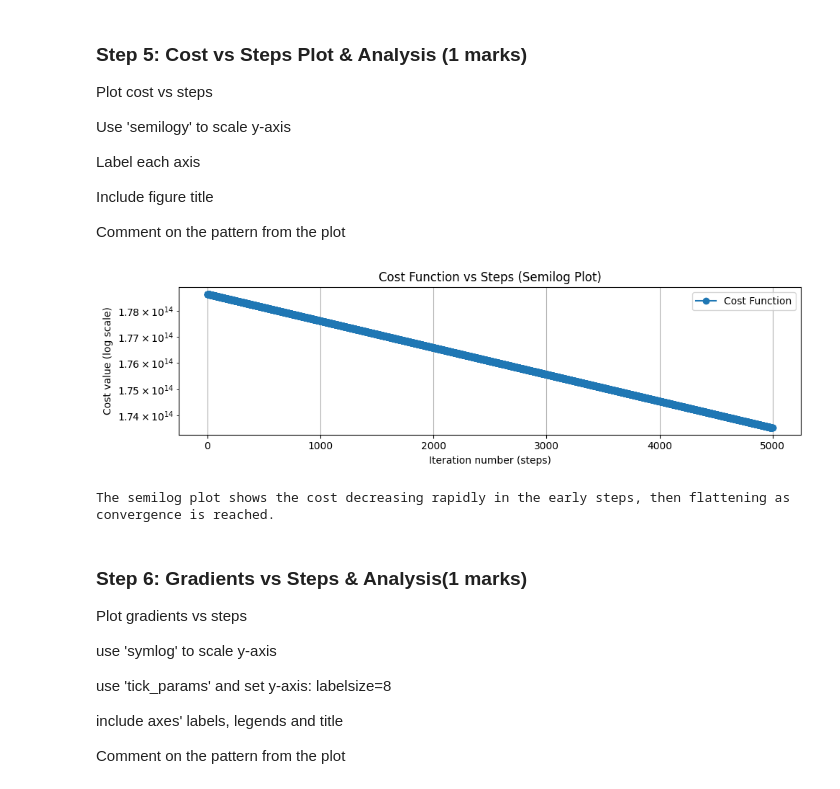
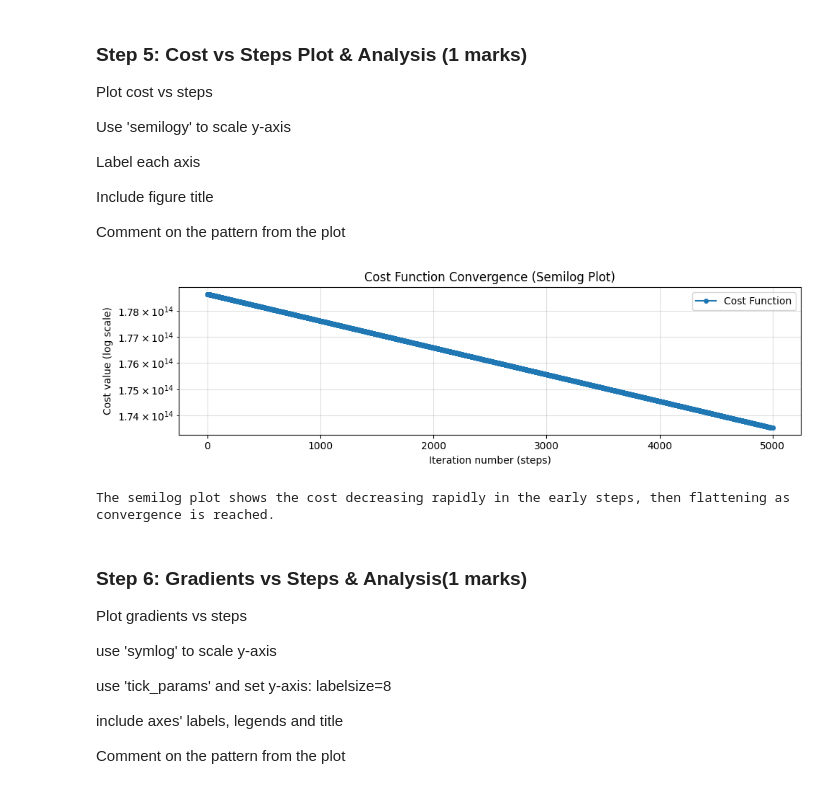
Before and after one commit to prabjotsanghera/ENGG680_2025_Fall, a Jupyter notebook: Lab_Assignment2/Assignment2_Upload.ipynb, the cells around one changed output. Drawn from its saved outputs; the diff is of its cells as text; code cells hidden in the pictures.

```diff
--- a/Lab_Assignment2/Assignment2_Upload.ipynb
+++ b/Lab_Assignment2/Assignment2_Upload.ipynb
@@ -600,26 +599,26 @@ Comment on the pattern from the plot
 # %%
 # Plot cost vs steps using semilogy
 fig, ax = plt.subplots(nrows=1, ncols=1, figsize=(10,3))
 
 # semilog plot of cost vs iteration steps
-ax.semilogy(range(len(arr_cost)), arr_cost, label="Cost Function", marker='o')
+ax.semilogy(range(len(arr_cost)), arr_cost, label="Cost Function", marker='o', markersize=4)
 
 # axis labels and title
 ax.set_xlabel("Iteration number (steps)")
 ax.set_ylabel("Cost value (log scale)")
-ax.set_title("Cost Function vs Steps (Semilog Plot)")
+ax.set_title("Cost Function Convergence (Semilog Plot)")
 
 # legend and grid
 ax.legend()
-ax.grid(True)
+ax.grid(True, which="both", alpha=0.4)  # Add minor grid lines
 
 fig.tight_layout()
 plt.show()
 
 # Comment on the pattern
 print("The semilog plot shows the cost decreasing rapidly in the early steps, then flattening as convergence is reached.")
 # %% [output]
-[figure, old version]
+[figure, new version]
 The semilog plot shows the cost decreasing rapidly in the early steps, then flattening as convergence is reached.
 # %% [markdown]
 ### Step 6: Gradients vs Steps & Analysis(1 marks)
```
Also changed, not shown: parts of 2 cells of this notebook.
